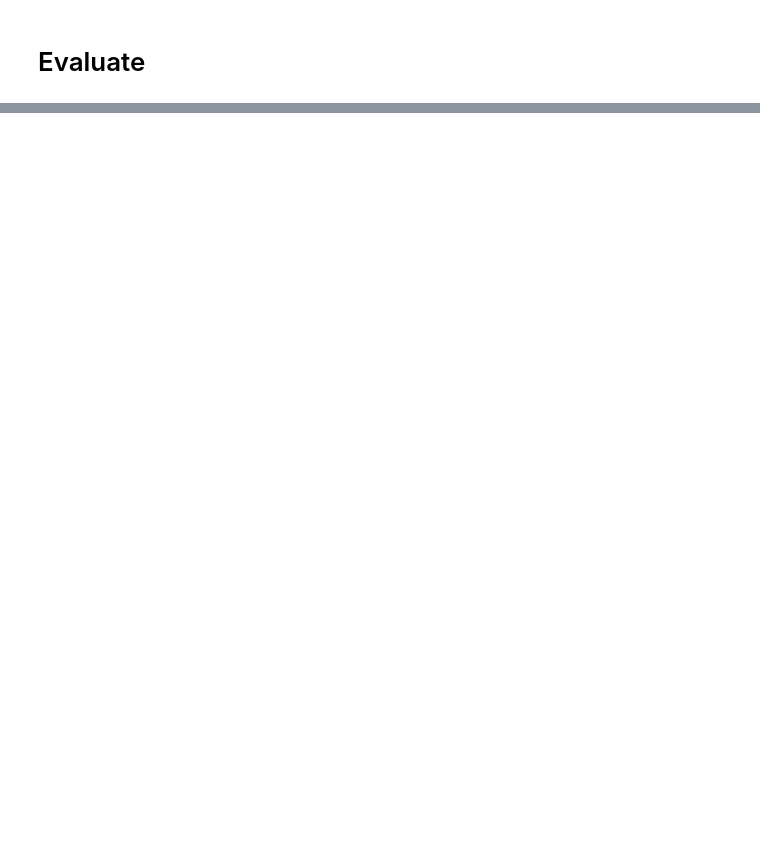
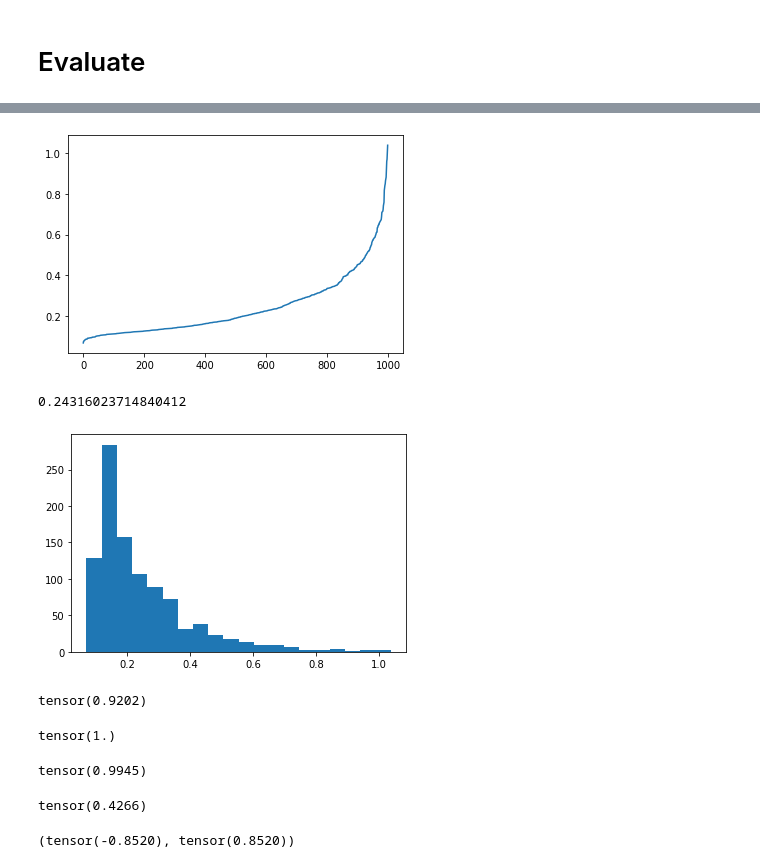
Before and after one commit to bonlime/sota_imagenet, a Jupyter notebook: eval.ipynb, the cells around one changed output, grey strips where cells are left out. Cells and saved outputs as stored; diff of their text form; code cells hidden in the pictures; blank space fills up the shorter version.

```diff
--- a/eval.ipynb
+++ b/eval.ipynb
@@ -69,0 +234,36 @@ KeyboardInterrupt:
+# %%
+# arcsoft 256
+all_cls_med = []
+for cls in range(1000):
+    cls_med = torch.acos(all_embeddings[all_target.eq(cls)] @ class_vectors[cls]).median()
+    all_cls_med.append(cls_med.item())
+plt.plot(sorted(all_cls_med));
+plt.show()
+plt.hist(all_cls_med, bins=20);
+np.mean(all_cls_med)
+# %% [output]
+[figure, added]
+0.24316023714840412
+[figure, added]
+# %%
+all_output[8].mul(15).softmax(-1).max()
+# %% [output]
+tensor(0.9202)
+# %%
+oo.mul(15).softmax(-1).max()
+# %% [output]
+tensor(1.)
+# %%
+oo = torch.acos(all_output[8]).neg().mul(15)
+oo.softmax(-1).max()
+# %% [output]
+tensor(0.9945)
+# %%
+B = (oo - oo.max()).exp().sum() - 1
+B
+# %% [output]
+tensor(0.4266)
+# %%
+B.log(), (1 / B).log()
+# %% [output]
+(tensor(-0.8520), tensor(0.8520))
```
Also changed, not shown: parts of 88 cells of this notebook, 7 other files.
